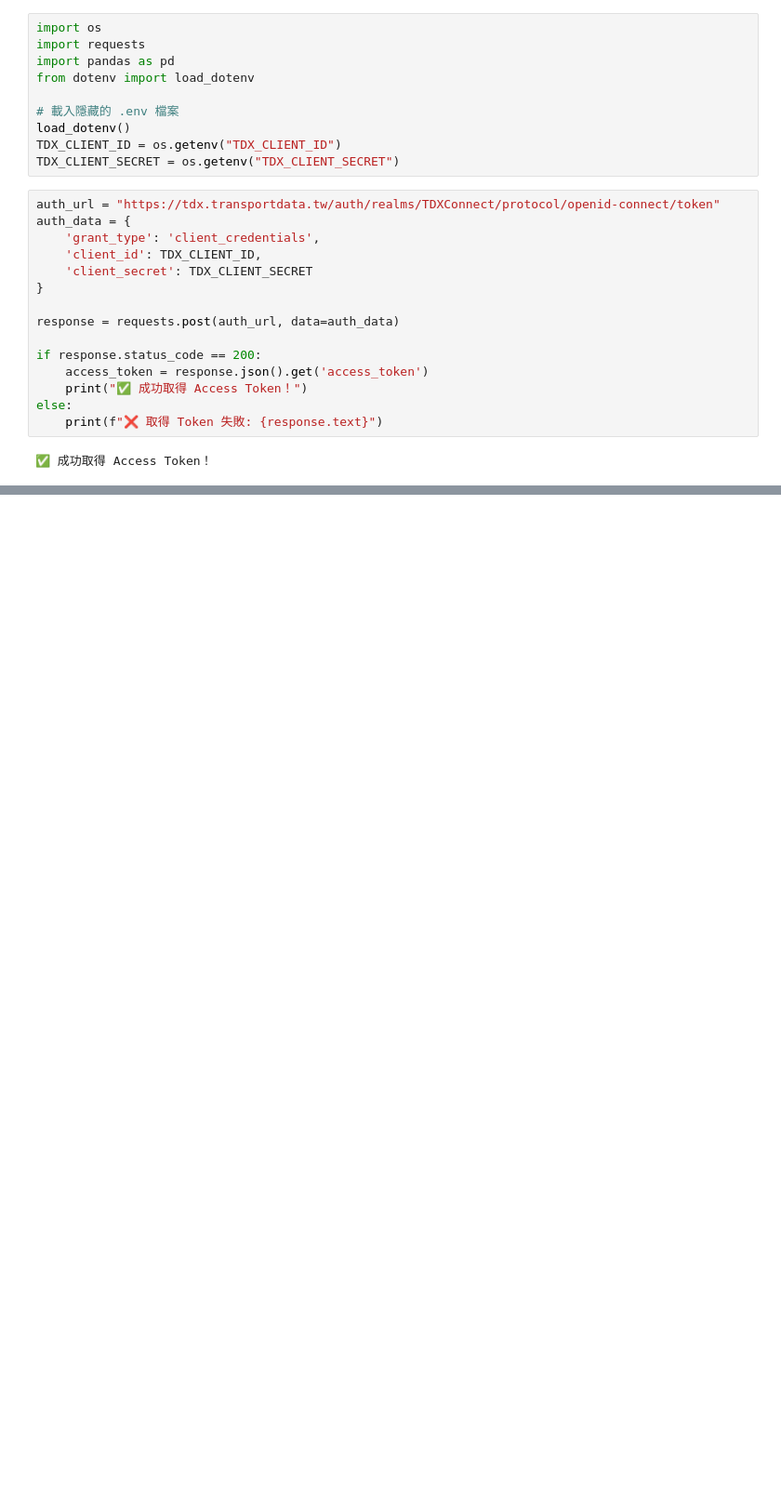
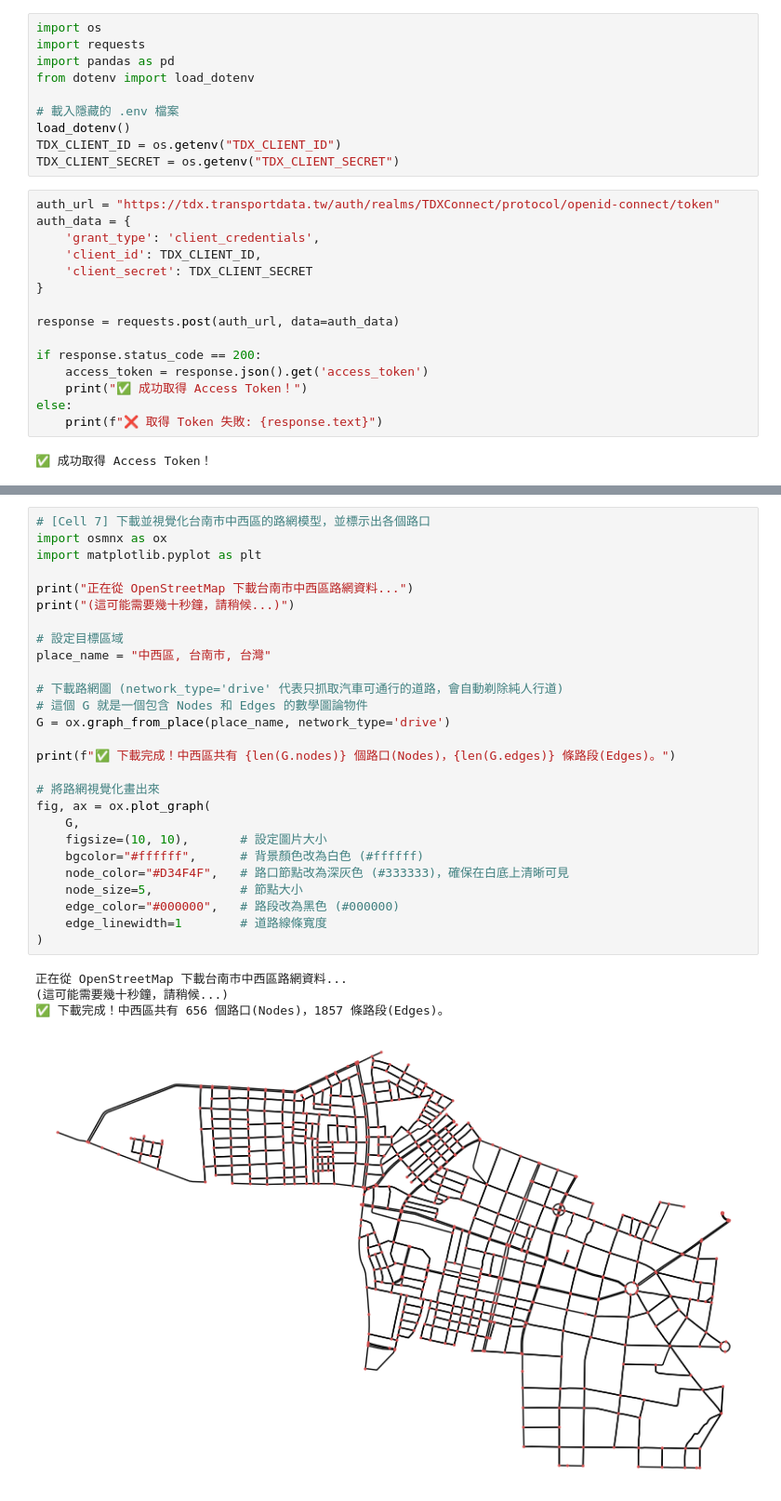
Before and after one commit to lihua00120/Project-Alley-Cat, a Jupyter notebook: bus.ipynb, the cells around one changed output, grey strips where cells are left out. Shown at 93% size. Cells and saved outputs as stored; diff of their text form; blank space fills up the shorter version.

```diff
--- a/bus.ipynb
+++ b/bus.ipynb
@@ -83,0 +129,32 @@ df.head()  # 顯示前幾筆資料確認格式
+# %%
+# [Cell 7] 下載並視覺化台南市中西區的路網模型，並標示出各個路口
+import osmnx as ox
+import matplotlib.pyplot as plt
+
+print("正在從 OpenStreetMap 下載台南市中西區路網資料...")
+print("(這可能需要幾十秒鐘，請稍候...)")
+
+# 設定目標區域
+place_name = "中西區, 台南市, 台灣"
+
+# 下載路網圖 (network_type='drive' 代表只抓取汽車可通行的道路，會自動剃除純人行道)
+# 這個 G 就是一個包含 Nodes 和 Edges 的數學圖論物件
+G = ox.graph_from_place(place_name, network_type='drive')
+
+print(f"✅ 下載完成！中西區共有 {len(G.nodes)} 個路口(Nodes)，{len(G.edges)} 條路段(Edges)。")
+
+# 將路網視覺化畫出來
+fig, ax = ox.plot_graph(
+    G,
+    figsize=(10, 10),       # 設定圖片大小
+    bgcolor="#ffffff",      # 背景顏色改為白色 (#ffffff)
+    node_color="#D34F4F",   # 路口節點改為深灰色 (#333333)，確保在白底上清晰可見
+    node_size=5,            # 節點大小
+    edge_color="#000000",   # 路段改為黑色 (#000000)
+    edge_linewidth=1        # 道路線條寬度
+)
+# %% [output]
+正在從 OpenStreetMap 下載台南市中西區路網資料...
+(這可能需要幾十秒鐘，請稍候...)
+✅ 下載完成！中西區共有 656 個路口(Nodes)，1857 條路段(Edges)。
+[figure, added]
```
Also changed, not shown: parts of 10 cells of this notebook, 4 other files.
